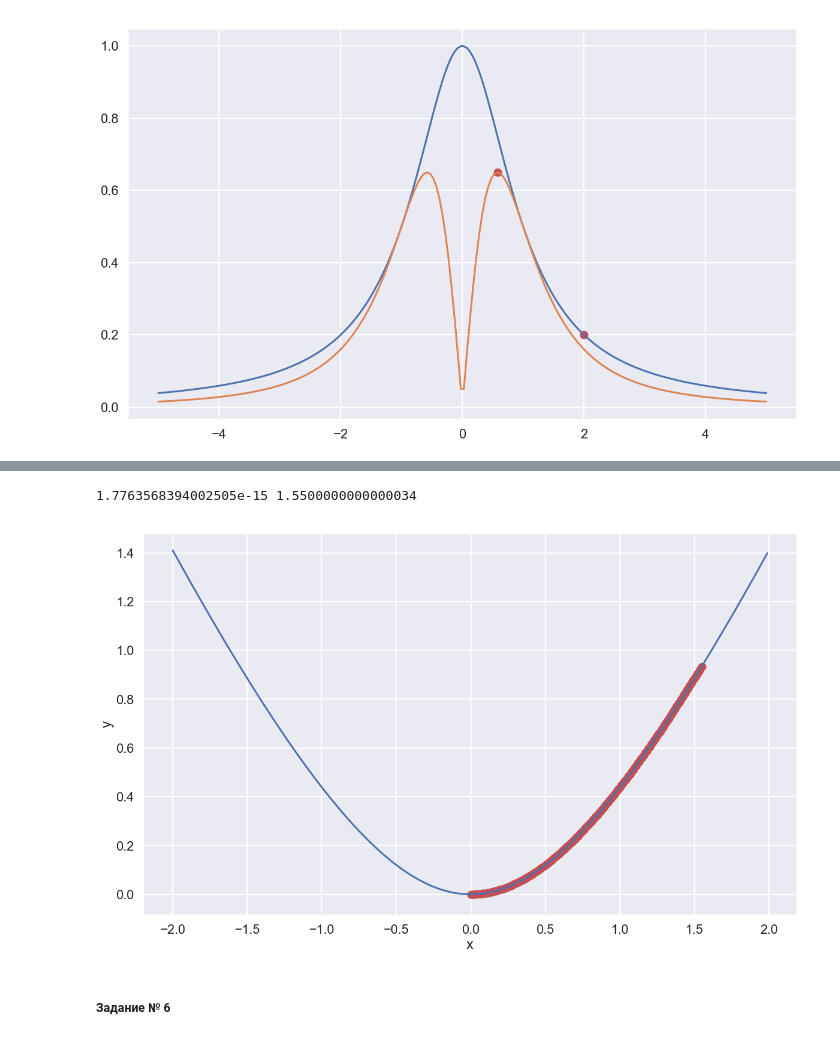
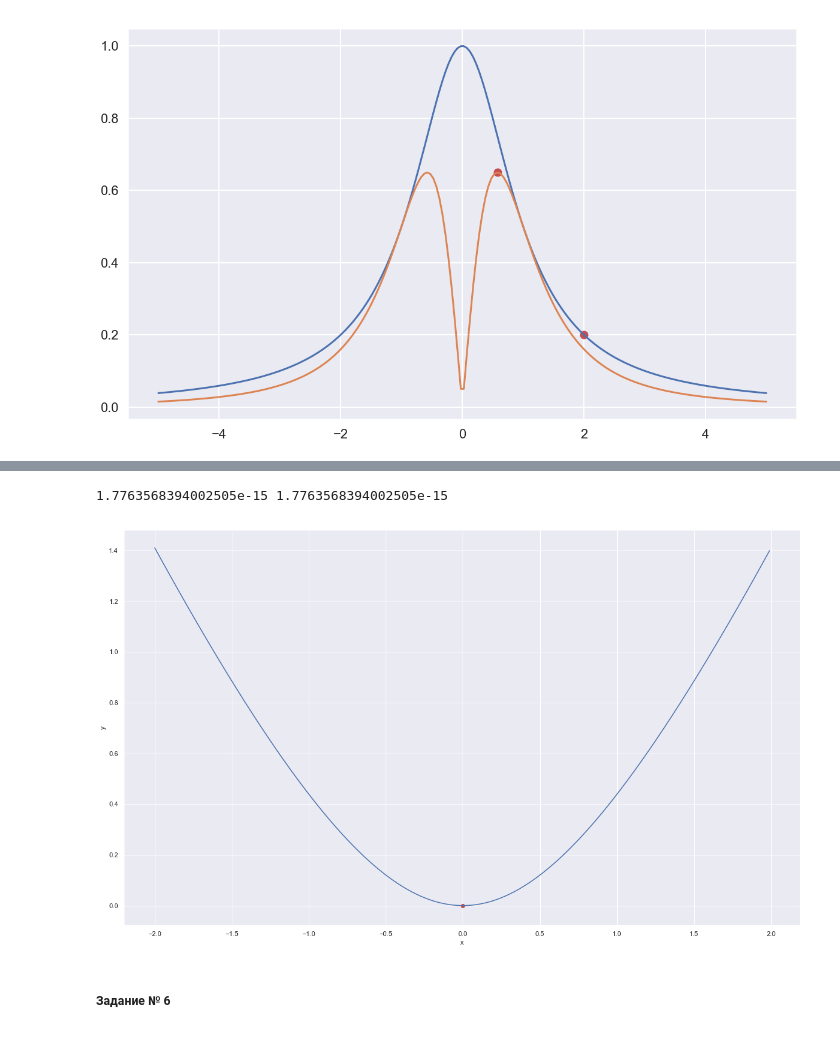
Before and after one commit to lainys/-, a Jupyter notebook: lab1/lab1.ipynb, the cells around one changed output, grey strips where cells are left out. Cells and saved outputs as stored; diff of their text form; code cells hidden in the pictures.

```diff
--- a/lab1/lab1.ipynb
+++ b/lab1/lab1.ipynb
@@ -693,7 +693,7 @@ def makvard(f,x0=0,eps=0.001,der=cf,der2=cff,n=0):
 
         delta = df/(dff+mu)
         x0 -= delta
-        if delta > 0:
+        if f(x0)<f(x0+delta):# > 0:
             mu /=2
         else:
             mu *= 2
@@ -705,36 +705,36 @@ def makvard(f,x0=0,eps=0.001,der=cf,der2=cff,n=0):
     return x0,f(x0),n
 
 
 f = lambda x: x*np.arctan(x) - np.log(1+x**2)/2
 
 a = -2
 b = 2
 x = np.arange(a,b,0.01)
 y = f(x)
 plt.plot(x,y)
 
 ma = b
 mb = a
 # определение диапазона нач. значений (численно)
 for i in x:
-    x,y,n = makvard(f,eps=10**-4,x0=i)
+    x,y,n = makvard(f,eps=10**-3,x0=i)
     if n > 0:
         if i < ma:
             ma = i
         if i > mb:
             mb = i
 
 
 x = np.arange(a,b,0.01)
 for i in x:
     test_newton2(makvard,f,x0=i)
 
 
 # диапазон начальных значений для которых метод рафсона сходится
 print(ma,mb)
 # %% [output]
-1.7763568394002505e-15 1.5500000000000034
+1.7763568394002505e-15 1.7763568394002505e-15
-[figure, old version]
+[figure, new version]
 # %% [markdown]
 ##### Задание № 6
 # %%
```
Also changed, not shown: parts of 3 cells of this notebook.
